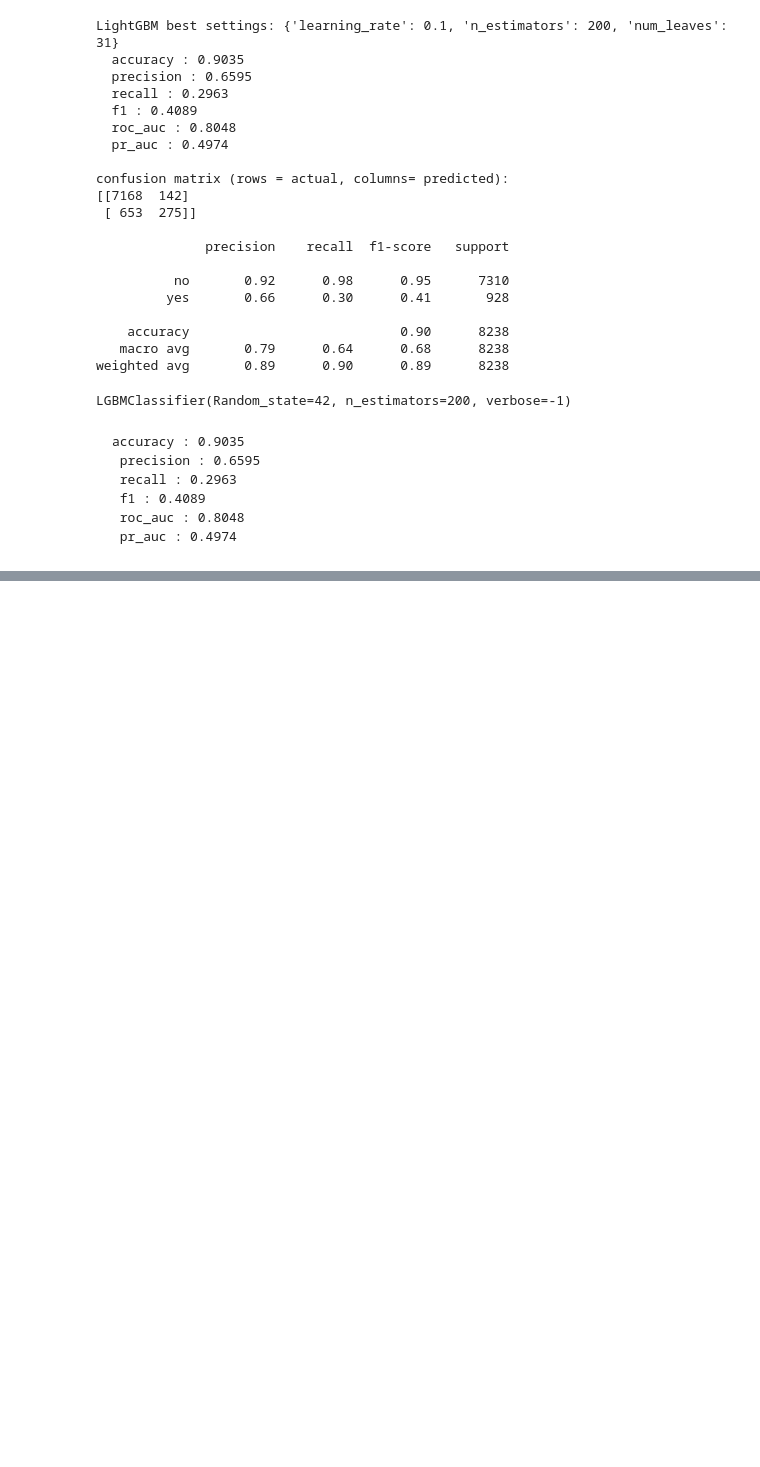
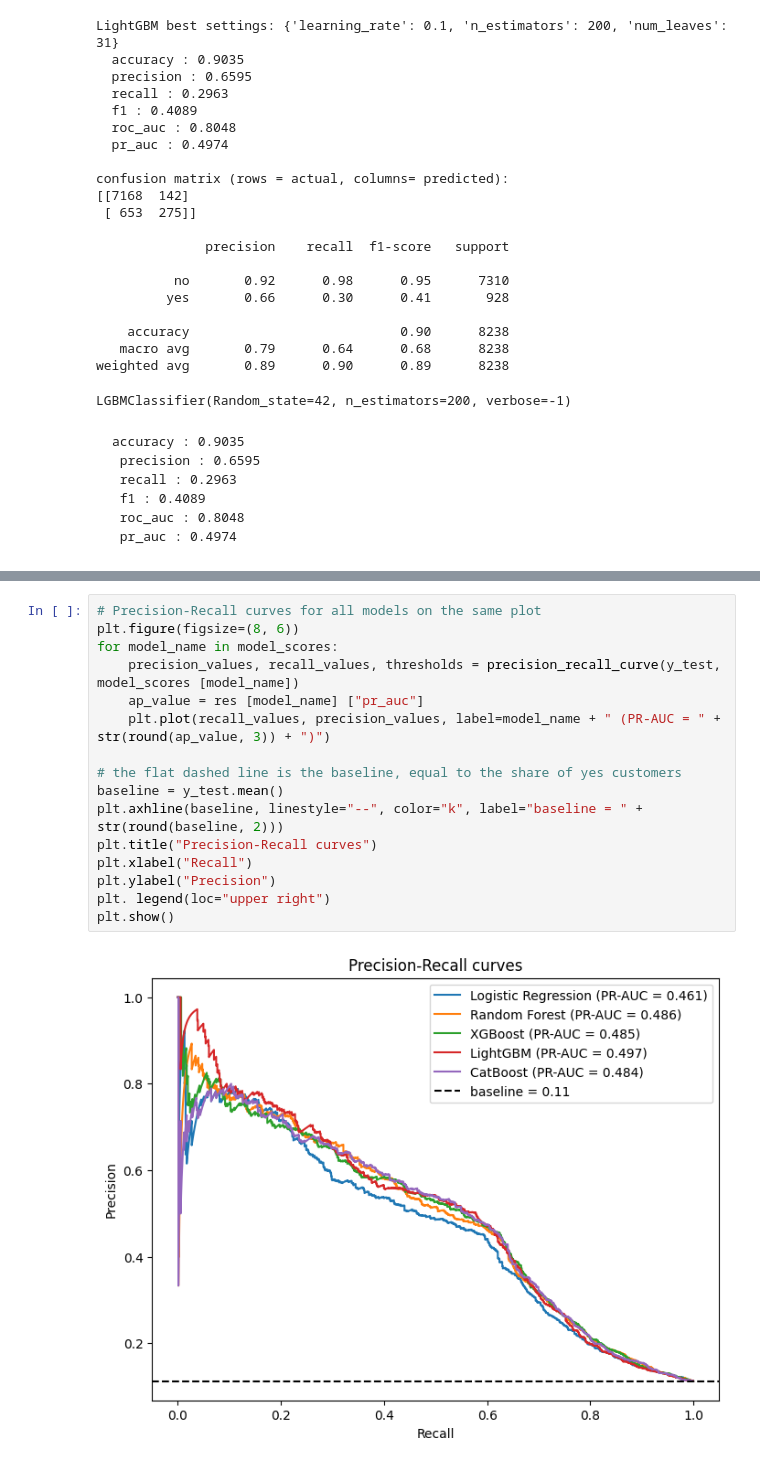
Before and after one commit to Ridima28/Banking-sales-Prediction, a Jupyter notebook: main.ipynb, the cells around one changed output, grey strips where cells are left out. Cells and saved outputs as stored; diff of their text form; blank space fills up the shorter version.

```diff
--- a/main.ipynb
+++ b/main.ipynb
@@ -408,0 +493,18 @@ LGBMClassifier(Random_state=42, n_estimators=200, verbose=-1)
+# %%
+# Precision-Recall curves for all models on the same plot
+plt.figure(figsize=(8, 6))
+for model_name in model_scores:
+    precision_values, recall_values, thresholds = precision_recall_curve(y_test, model_scores [model_name])
+    ap_value = res [model_name] ["pr_auc"]
+    plt.plot(recall_values, precision_values, label=model_name + " (PR-AUC = " + str(round(ap_value, 3)) + ")")
+
+# the flat dashed line is the baseline, equal to the share of yes customers
+baseline = y_test.mean()
+plt.axhline(baseline, linestyle="--", color="k", label="baseline = " + str(round(baseline, 2)))
+plt.title("Precision-Recall curves")
+plt.xlabel("Recall")
+plt.ylabel("Precision")
+plt. legend(loc="upper right")
+plt.show()
+# %% [output]
+[figure, added]
```
Also changed, not shown: parts of 7 cells of this notebook, 4 other files.
